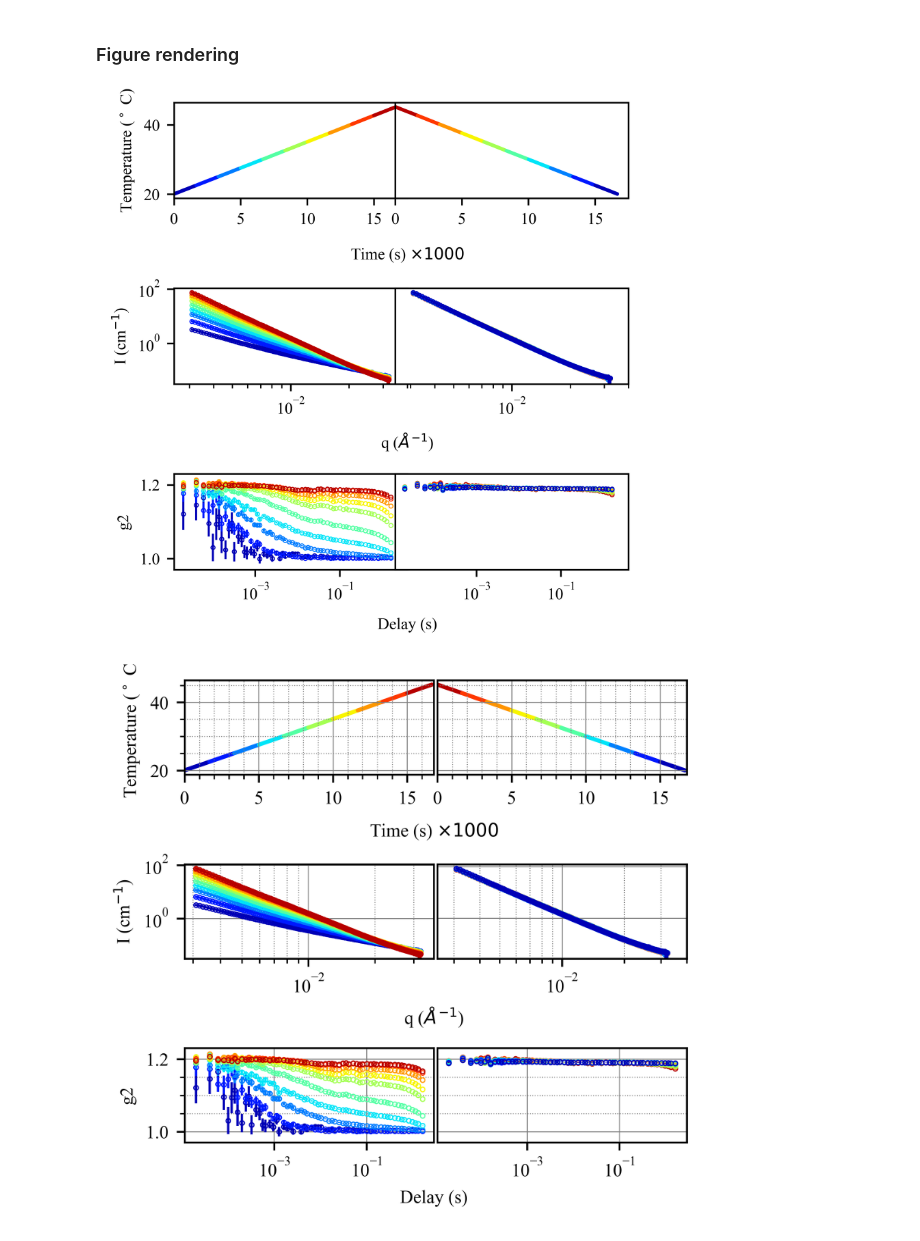
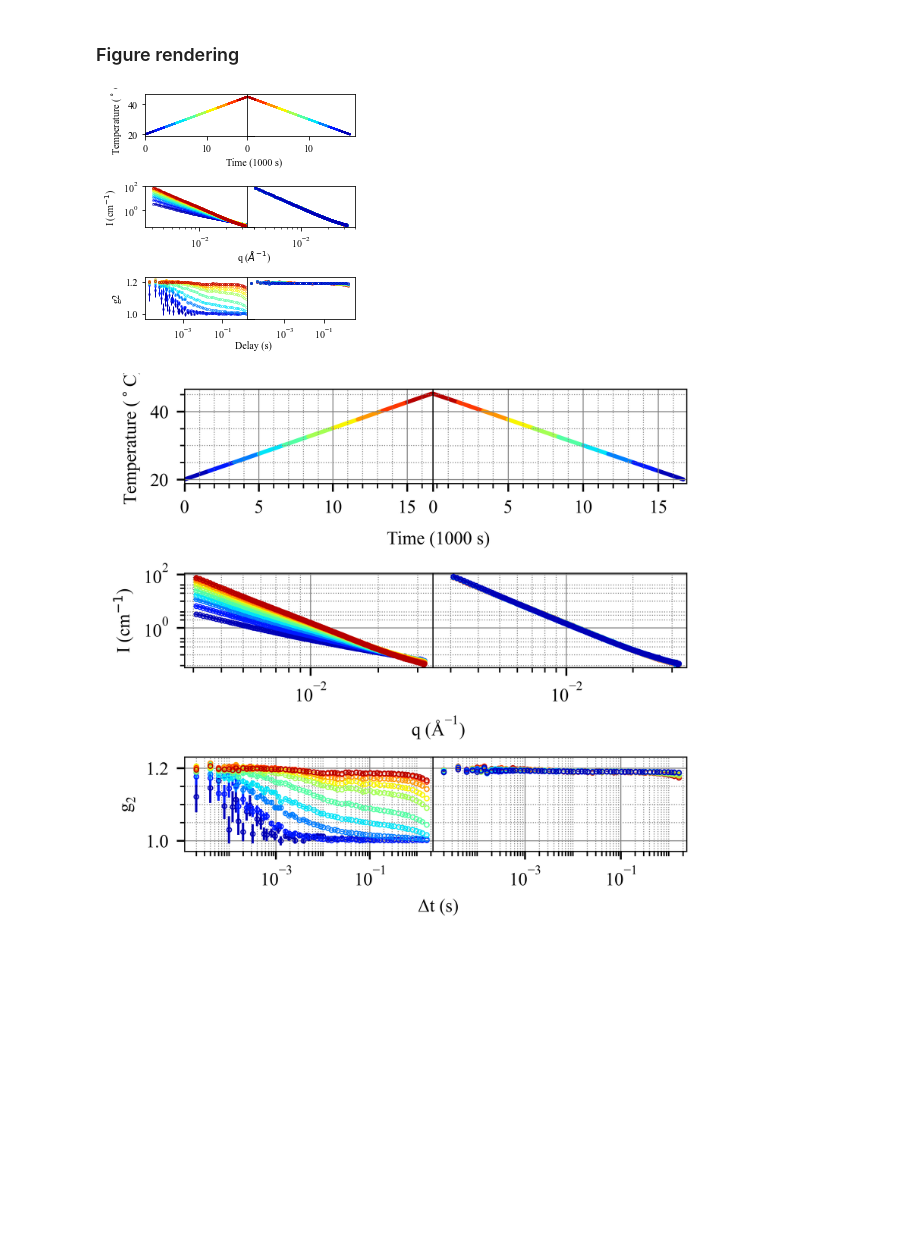
Before and after one commit to AZjk/llps-saxpcs, a Jupyter notebook: H02/H02_Plot.ipynb, the cells around one changed output. Saved outputs shown, nothing was run; the diff lists cells and outputs as text; code cells hidden in the pictures; blank space fills up the shorter version.

```diff
--- a/H02/H02_Plot.ipynb
+++ b/H02/H02_Plot.ipynb
@@ -65,35 +67,35 @@ def plot_one_column(ax, avg_data_list, second_column=False, g2_idx=0):
         #     ax[2].set_ylim(0.97, 1.23)
         # x, y, yerr=None, xerr=None, fmt='', ecolor=None,
     ax[2].set_ylim(0.97, 1.23)
 
     if not second_column:
         ax[0].set_ylabel('Temperature ($^\circ$ C)')
         ax[1].set_ylabel('I (cm$^{-1}$)')
         ax[2].set_ylabel('g2')
 
-        ax[0].set_xlabel('Time (s) $\\times 1000$')
+        ax[0].set_xlabel('Time (1000 s)')
         ax[1].set_xlabel('q ($\\AA^{-1}$)')
         ax[2].set_xlabel('Delay (s)')
         ax[0].xaxis.set_label_coords(1.0, -0.5)
         ax[1].xaxis.set_label_coords(1.0, -0.5)
         ax[2].xaxis.set_label_coords(1.0, -0.5)
 
     # additional setup
     ax[0].set_xlim(0, None)
     ax[2].set_xscale('log')
 
     ax[1].set_xlim(2.5e-3, 4e-2)
     ax[2].set_xlim(1.2e-5, 4e0)
 
 plot_one_column(ax[:, 0], avg_ramp_up)
 plot_one_column(ax[:, 1], avg_ramp_down, second_column=True)
 
 plt.tight_layout(w_pad=-1, h_pad=0.125)
 # plt.savefig('figure3.png', dpi=300)
 plt.savefig('H02.pdf')
 # plt.tight_layout()
 # %% [output]
-[figure, old version]
+[figure, new version]
 # %%
 with open('checkpoint.pickle', 'rb') as f:
     avg_ramp_up = pickle.load(f)
@@ -108,8 +110,6 @@ plt.rcParams['font.size'] = 8
 plt.rcParams['figure.dpi'] = 600
 
 fig, ax = plt.subplots(3, 2, figsize=(3.8, 4.0))
-# for n in range(3):
-#     ax[n, 1].get_yaxis().set_visible(True)
 
 def plot_one_column(ax, avg_data_list, second_column=False, g2_idx=0):
     total_size = 0
@@ -136,43 +136,63 @@ def plot_one_column(ax, avg_data_list, second_column=False, g2_idx=0):
 
         ax[2].errorbar(t_el, avg_dict['g2'][:, g2_idx],  yerr=avg_dict['g2_err'][:, g2_idx],
                        fmt='o', color=color, lw=1, ms=2, mew=0.5, mfc='none')
-
+        g2_line = avg_dict['g2'][:, g2_idx]
+        # if np.sum((g2_line > 1.2) | (g2_line < 0.9)) < 5:
+        #     ax[2].errorbar(t_el, avg_dict['g2'][:, g2_idx], yerr=avg_dict['g2_err'][:, g2_idx],
+        #                    fmt='o', color=color, lw=1, ms=2, mew=0.5, mfc='none')
+        #     ax[2].set_ylim(0.97, 1.23)
     ax[2].set_ylim(0.97, 1.23)
 
+    ax[0].set_xlim(0, 17.1)
+    ax[2].set_xscale('log')
+    ax[1].set_ylim(0.033, 109)
+
     if not second_column:
-        ax[0].set_ylabel('Temperature ($^\circ$ C)')
-        ax[1].set_ylabel('I (cm$^{-1}$)')
-        ax[2].set_ylabel('g2')
+        ax[0].set_ylabel('Temperature ($^\circ$C)', fontname="Times New Roman")
+        ax[1].set_ylabel('I (cm$^{-1}$)', fontname="Times New Roman")
+        ax[2].set_ylabel('$\mathdefault{g_2}$', fontname="Times New Roman")
         plt.subplots_adjust(left=0.15)
 
-        ax[0].set_xlabel('Time (s) $\\times 1000$')
-        ax[1].set_xlabel('q ($\\AA^{-1}$)')
-        ax[2].set_xlabel('Delay (s)')
+        ax[0].set_xlabel('Time (1000 s)', fontname="Times New Roman")
+        ax[1].set_xlabel('q ($\mathdefault{\AA^{-1}}$)', fontname="Times New Roman")
+        ax[2].set_xlabel('Δt (s)', fontname="Times New Roman")
         ax[0].xaxis.set_label_coords(1.0, -0.5)
         ax[1].xaxis.set_label_coords(1.0, -0.5)
         ax[2].xaxis.set_label_coords(1.0, -0.5)
 
-        # Add gray grid lines and minor ticks for the first and third row
+        # Add gray grid lines and minor ticks
         ax[0].grid(which='major', linestyle='-', linewidth='0.4', color='gray')
         ax[0].minorticks_on()
         ax[0].grid(which='minor', linestyle=':', linewidth='0.4', color='gray')
+
         ax[1].grid(which='major', linestyle='-', linewidth='0.4', color='gray')
         ax[1].minorticks_on()
         ax[1].grid(which='minor', linestyle=':', linewidth='0.4', color='gray')
+        # Add minor y ticks to the second row images
+        ax[1].yaxis.set_minor_locator(matplotlib.ticker.LogLocator(base=10, subs=np.arange(1, 5) *1, numticks=4))
+        ax[1].tick_params(axis='y', which='minor', left=True, right=False, labelleft=False)
 
         ax[2].grid(which='major', linestyle='-', linewidth='0.4', color='gray')
         ax[2].minorticks_on()
         ax[2].grid(which='minor', linestyle=':', linewidth='0.4', color='gray')
+        # minor_tick_positions = [10**i for i in np.arange(-5, 1, 0.3)]  # Adjust the step size as needed
+        # ax[2].xaxis.set_minor_locator(matplotlib.ticker.FixedLocator(minor_tick_positions))
+        ax[2].set_xscale('log')
+        ax[2].xaxis.set_minor_locator(ticker.LogLocator(base=10, subs=np.arange(1, 10), numticks=100))
+
+        ax[2].tick_params(axis='x', which='minor', labelbottom=False)
+
         plt.subplots_adjust(left=0.15, right=0.95, bottom=0.2, top=0.9)
 
-    ax[0].set_xlim(0, 16.8)
-    ax[2].set_xscale('log')
+    if second_column:
+        ax[0].set_xlim(0, 16.9)
+        ax[2].set_xlim(0.000012,2.4)
 
-    if second_column:
-        ax[1].set_xlim(2.5e-3, 4e-2)
+        ax[1].set_xlim(2.5e-3, 3.5e-2)
+        ax[1].set_ylim(0.033, 109)
         # ax[1].set_xlabel('q ($\\AA^{-1}$)')  # Move the xlabel to the second column
 
-        # Add gray grid lines and minor ticks for the second column of the first and third rows
+        # Add gray grid lines and minor ticks for the second column
         ax[0].tick_params(axis='y', labelleft=False)
         ax[1].tick_params(axis='y', labelleft=False)
         ax[2].tick_params(axis='y', labelleft=False)
@@ -185,20 +205,34 @@ def plot_one_column(ax, avg_data_list, second_column=False, g2_idx=0):
         ax[1].grid(which='major', linestyle='-', linewidth='0.4', color='gray')
         ax[1].minorticks_on()
         ax[1].grid(which='minor', linestyle=':', linewidth='0.4', color='gray')
+        ax[1].yaxis.set_minor_locator(matplotlib.ticker.LogLocator(base=10, subs=np.arange(1, 5) * 1, numticks=4))
+
         ax[1].tick_params(axis='y', which='both', left=False, right=False, labelleft=False)
 
         ax[2].grid(which='major', linestyle='-', linewidth='0.4', color='gray')
         ax[2].minorticks_on()
         ax[2].grid(which='minor', linestyle=':', linewidth='0.4', color='gray')
         ax[2].tick_params(axis='y', which='both', left=False, right=False, labelleft=False)
+        # minor_tick_positions = [10**i for i in np.arange(-5, 1, 0.3)]  # Adjust the step size as needed
+        # ax[2].xaxis.set_minor_locator(matplotlib.ticker.FixedLocator(minor_tick_positions))
+
+        ax[2].set_xscale('log')
+        ax[2].xaxis.set_minor_locator(ticker.LogLocator(base=10, subs=np.arange(1, 10), numticks=100))
+
+        ax[2].tick_params(axis='x', which='minor', labelbottom=False)
 
 # Adjusted w_pad for better layout
 plt.tight_layout(w_pad=-3.3, h_pad=4.0)
 
-# Apply the x-axis limit adjustment only to the second row
 plot_one_column(ax[:, 0], avg_ramp_up)
 plot_one_column(ax[:, 1], avg_ramp_down, second_column=True)
+for a in ax.flatten():
+    a.spines['top'].set_linewidth(0.5)
+    a.spines['right'].set_linewidth(0.5)
+    a.spines['bottom'].set_linewidth(0.5)
+    a.spines['left'].set_linewidth(0.5)
+
 
 plt.savefig('H02.pdf')
 # %% [output]
-[figure, old version]
+[figure, new version]
```
Also changed, not shown: parts of 1 cell of this notebook, 8 other files.
